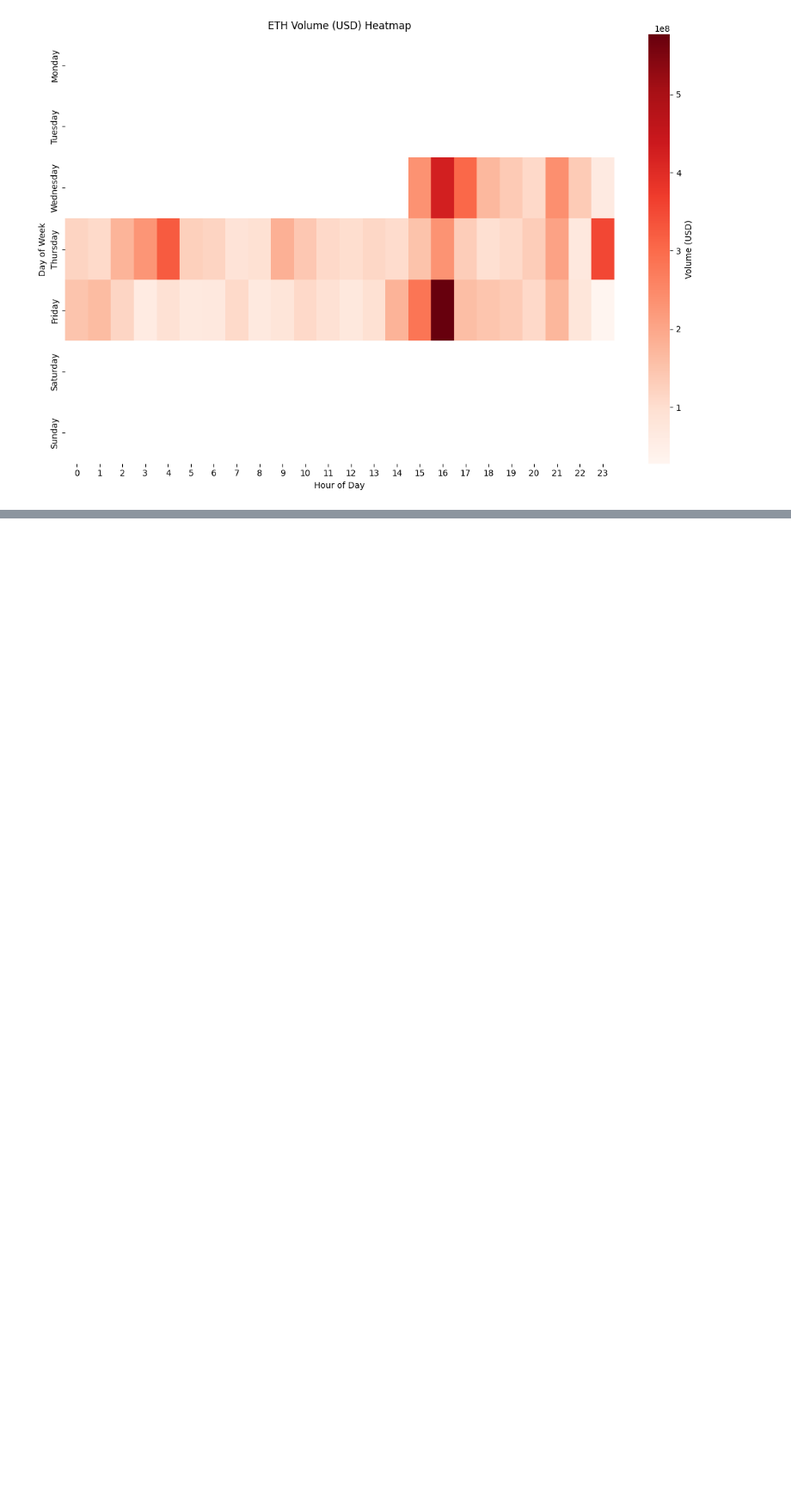
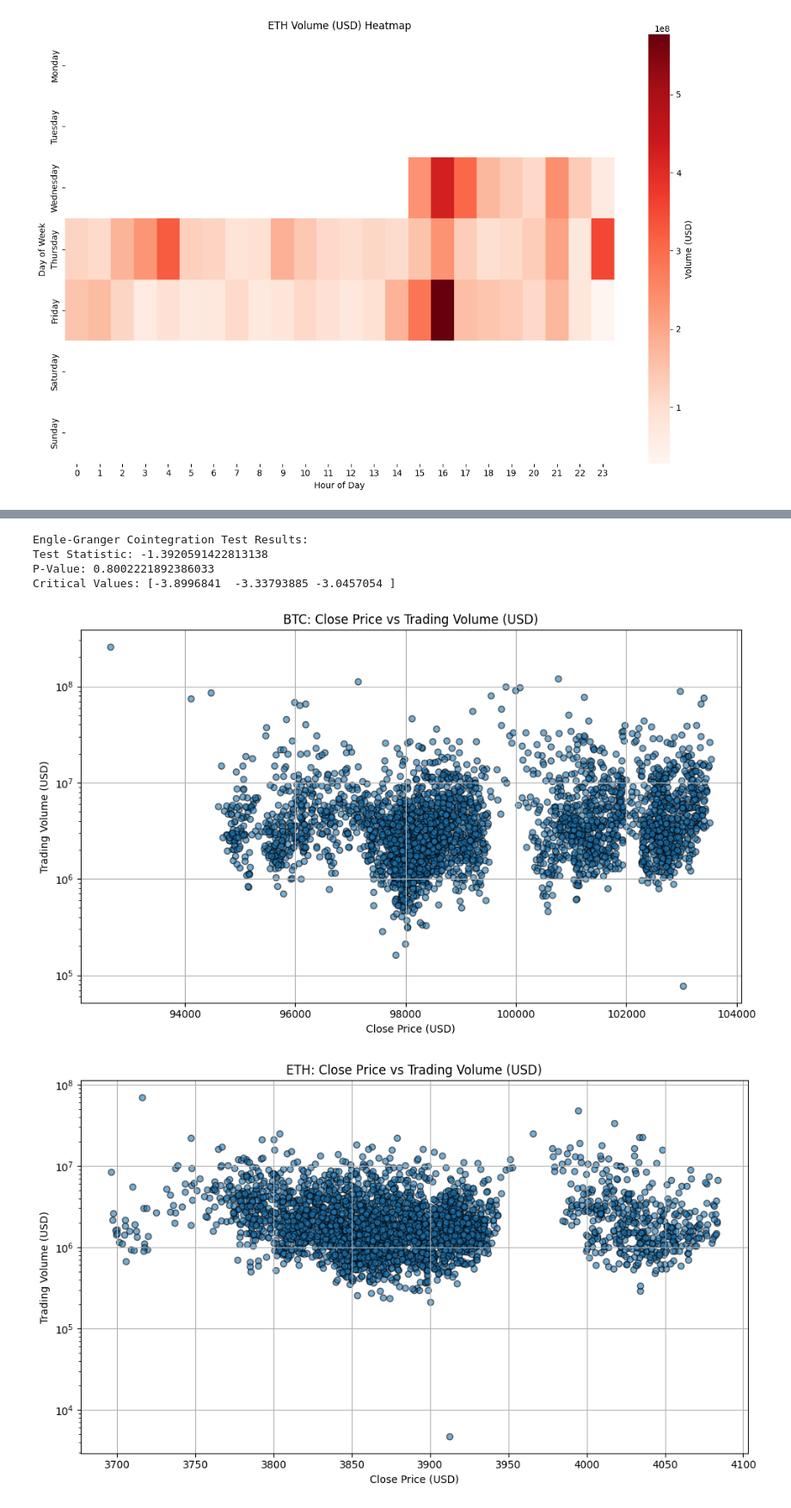
Before and after one commit to tbeerio/data_trading, a Jupyter notebook: Main.ipynb, the cells around one changed output, grey strips where cells are left out. Shown at 86% size. Cells and saved outputs as stored; diff of their text form; code cells hidden in the pictures; blank space fills up the shorter version.

```diff
--- a/Main.ipynb
+++ b/Main.ipynb
@@ -415,12 +417,12 @@ plt.show()
 #---------------------------------------------------------------------------------------------------------------------------------
 
 # Add a new column for volume in USD (Volume * Close Price)
-# btc_data['Volume_USD'] = btc_data['Volume'] * btc_data['close']
-# eth_data['Volume_USD'] = eth_data['Volume'] * eth_data['close']
+btc_data['Volume_USD'] = btc_data['Volume'] * btc_data['close']
+eth_data['Volume_USD'] = eth_data['Volume'] * eth_data['close']
 
 # Save the updated datasets
-# btc_data.to_csv('Calculated Datasets/BTC_BINANCE.csv', index=False)
-# eth_data.to_csv('Calculated Datasets/ETH_BINANCE.csv', index=False)
+#btc_data.to_csv('Calculated Datasets/BTC_BINANCE.csv', index=False)
+#eth_data.to_csv('Calculated Datasets/ETH_BINANCE.csv', index=False)
 
 # Display the first few rows of the updated datasets for verification
 # print("BTC Dataset with Volume in USD:")
@@ -476,0 +492,34 @@ np.float64(67.80733480131107)
+# %%
+# Task 3.5 Data Analysis - Cointegration between BTC and ETH ☑️
+# Run Task 3.4 first before running 3.5
+
+# Merge BTC and ETH datasets on the time column
+# btc_eth_merged = pd.merge(
+#     btc_data[['time', 'close']],
+#     eth_data[['time', 'close']],
+#     on='time',
+#     suffixes=('_BTC', '_ETH')
+# )
+
+# Extract the close prices
+btc_close = btc_eth_merged['close_BTC']
+eth_close = btc_eth_merged['close_ETH']
+
+# Perform the Engle-Granger cointegration test
+coint_result = coint(btc_close, eth_close)
+
+# Extract test statistic, p-value, and critical values
+test_statistic = coint_result[0]
+p_value = coint_result[1]
+critical_values = coint_result[2]
+
+# Print the results
+print("Engle-Granger Cointegration Test Results:")
+print(f"Test Statistic: {test_statistic}")
+print(f"P-Value: {p_value}")
+print(f"Critical Values: {critical_values}")
+# %% [output]
+Engle-Granger Cointegration Test Results:
+Test Statistic: -1.3920591422813138
+P-Value: 0.8002221892386033
+Critical Values: [-3.8996841  -3.33793885 -3.0457054 ]
@@ -476,0 +530,32 @@ np.float64(67.80733480131107)
+# %%
+# 4.3 Visualizations - Scatter plot illustrating relationship between price and volume ☑️
+# Function to create scatter plot
+def plot_close_vs_volume(data, close_col, volume_usd_col, title):
+    plt.figure(figsize=(10, 6))
+    plt.scatter(data[close_col], data[volume_usd_col], alpha=0.6, edgecolor='k')
+    plt.yscale('log')
+    plt.title(title)
+    plt.xlabel('Close Price (USD)')
+    plt.ylabel('Trading Volume (USD)')
+    plt.grid(True)
+    plt.tight_layout()
+    plt.show()
+
+# Scatter plot for BTC
+plot_close_vs_volume(
+    btc_data,
+    close_col='close',
+    volume_usd_col='Volume_USD',
+    title='BTC: Close Price vs Trading Volume (USD)'
+)
+
+# Scatter plot for ETH
+plot_close_vs_volume(
+    eth_data,
+    close_col='close',
+    volume_usd_col='Volume_USD',
+    title='ETH: Close Price vs Trading Volume (USD)'
+)
+# %% [output]
+[figure, added]
+[figure, added]
```
Also changed, not shown: parts of 5 cells of this notebook, 2 other files.
